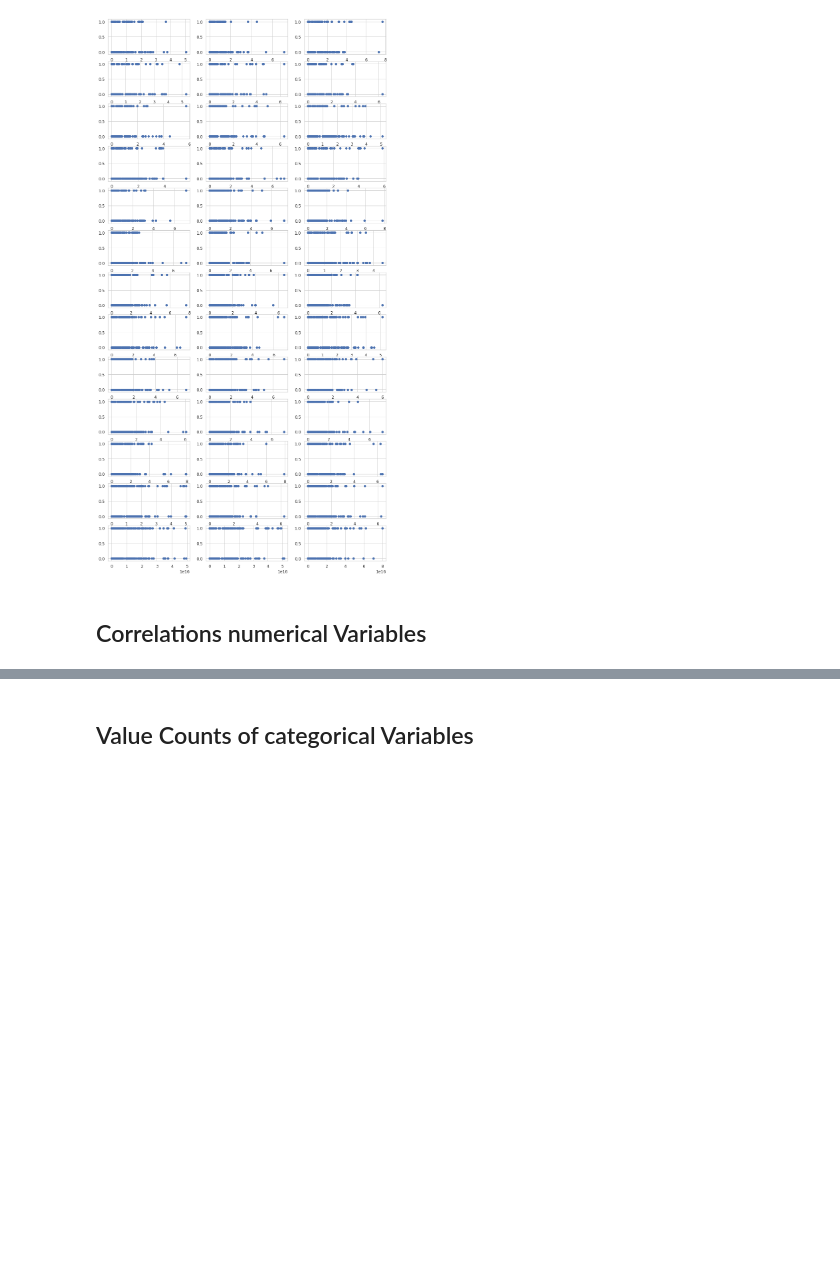
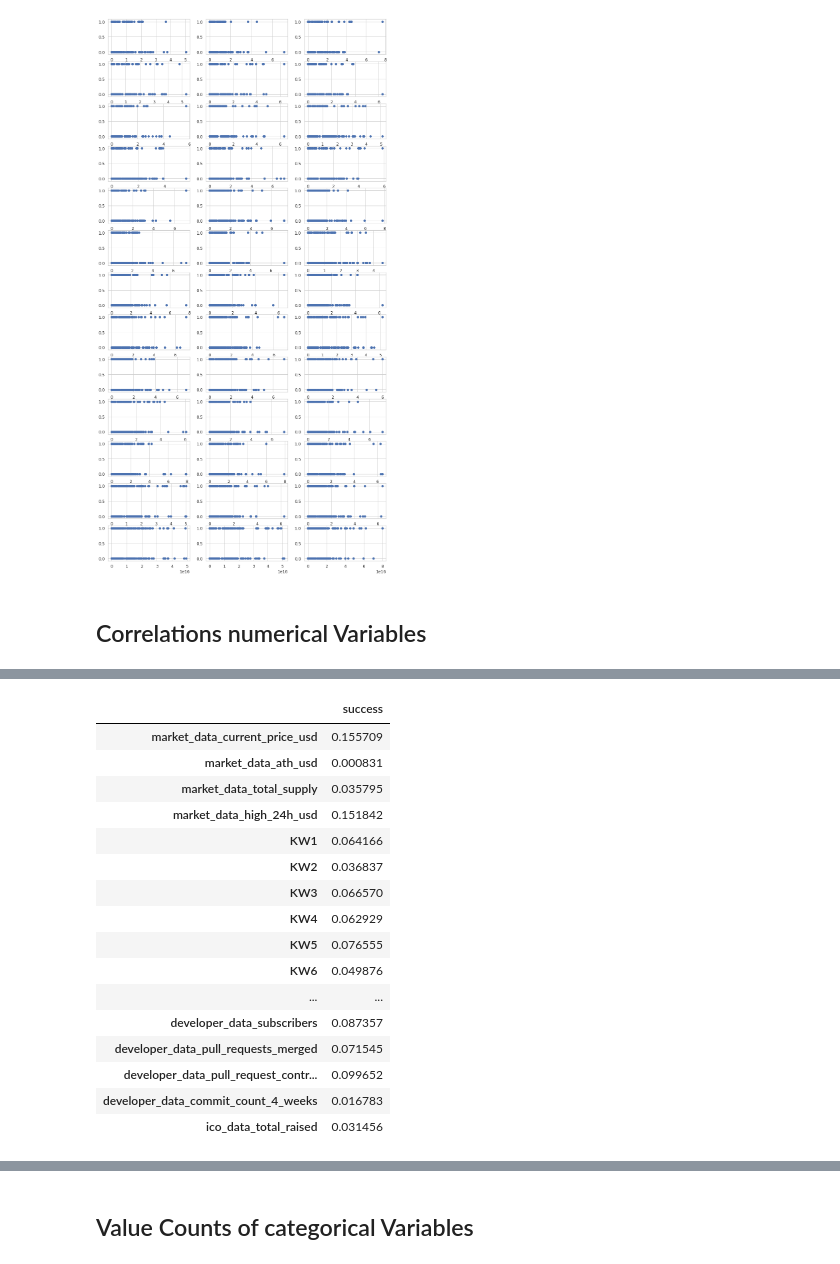
Before and after one commit to AlessandroVol23/predict_ico_success_lmu, a Jupyter notebook: notebooks/2.0_AV_data_visualization.ipynb, the cells around one changed output, grey strips where cells are left out. Saved outputs shown, nothing was run; the diff lists cells and outputs as text; code cells hidden in the pictures; blank space fills up the shorter version.

```diff
--- a/notebooks/2.0_AV_data_visualization.ipynb
+++ b/notebooks/2.0_AV_data_visualization.ipynb
@@ -179,0 +262,20 @@ plt.title('Correlation Matrix', fontsize=16);
+# %%
+data[data.success>0]
+# %% [output]
+|  | success |
+| market_data_current_price_usd | 0.155709 |
+| market_data_ath_usd | 0.000831 |
+| market_data_total_supply | 0.035795 |
+| market_data_high_24h_usd | 0.151842 |
+| KW1 | 0.064166 |
+| KW2 | 0.036837 |
+| KW3 | 0.066570 |
+| KW4 | 0.062929 |
+| KW5 | 0.076555 |
+| KW6 | 0.049876 |
+| ... | ... |
+| developer_data_subscribers | 0.087357 |
+| developer_data_pull_requests_merged | 0.071545 |
+| developer_data_pull_request_contr... | 0.099652 |
+| developer_data_commit_count_4_weeks | 0.016783 |
+| ico_data_total_raised | 0.031456 |
```
Also changed, not shown: parts of 34 cells of this notebook, 3 other files.
